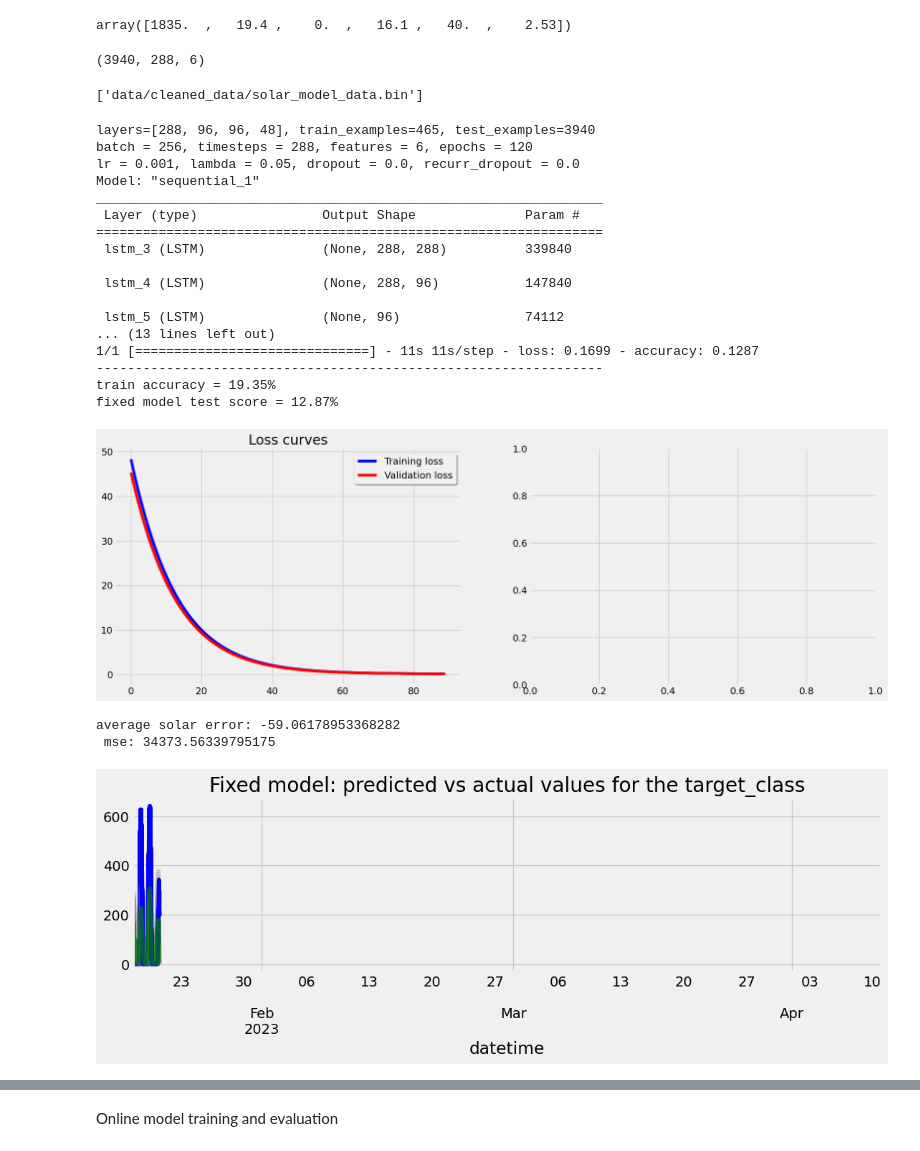
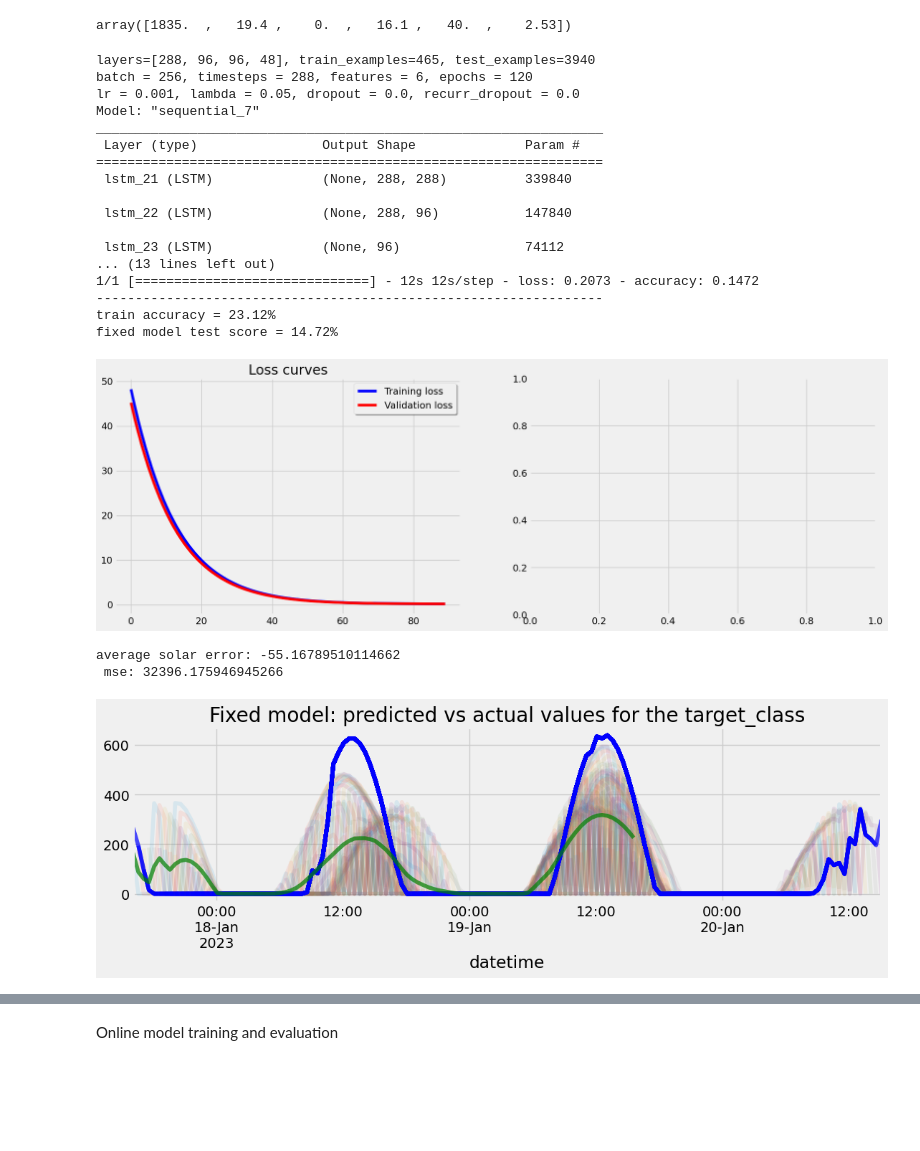
Before and after one commit to Muckthebuck/2023-Energy-kit, a Jupyter notebook: [Austin]solar_temp_predictions.ipynb, the cells around one changed output, grey strips where cells are left out. Cells and saved outputs as stored; diff of their text form; code cells hidden in the pictures; blank space fills up the shorter version.

```diff
--- a/[Austin]solar_temp_predictions.ipynb
+++ b/[Austin]solar_temp_predictions.ipynb
@@ -261,8 +280,13 @@ def create_batches(train_data, val_data, T, pred_T, feature_name):
 
     prepend_features = train_features.iloc[-(T-1):]
     test_features = pd.concat([prepend_features, test_features], axis=0)
+    print(train_features.shape, train_labels.shape, test_features.shape, test_labels.shape)
 
-    print(train_features.shape, train_labels.shape, test_features.shape, test_labels.shape)
+    online_train_prepend_features = train_features.iloc[-(T +pred_T-1):]
+    online_train_prepend_labels = train_labels.iloc[-(pred_T-1):]
+    online_train_features = pd.concat([online_train_prepend_features, test_features], axis=0)
+    online_train_labels=  pd.concat([online_train_prepend_labels, test_labels], axis=0)
+    print(online_train_features.shape, online_train_labels.shape)
 
 
     # Create sequences of T timesteps (=sliding window)
@@ -275,13 +299,20 @@ def create_batches(train_data, val_data, T, pred_T, feature_name):
     print(f'Train data dimensions: {X_train.shape}, {y_train.shape}')
 
     X_test, y_test = [], []
+    online_X_train, online_y = [], []
     for i in range(test_labels.shape[0]-pred_T):
         X_test.append(test_features.iloc[i:i+T])
         y_test.append(test_labels.iloc[i:i+pred_T])
+        online_X_train.append(online_train_features.iloc[i:i+T])
+        online_y.append(online_train_labels.iloc[i:i+pred_T])
     X_test, y_test = np.array(X_test), np.array(y_test)
+    online_X_train, online_y = np.array(online_X_train), np.array(online_y)
+
     print(f'Test data dimensions: {X_test.shape}, {y_test.shape}')
+    print(f'online training data dimensions: {online_X_train.shape}, {online_y.shape}')
     y_train = y_train.reshape(-1,future)
     y_test = y_test.reshape(-1,future)
+    online_y = online_y.reshape(-1,future)
 
     scaler_x = StandardScaler()
     scaler_y = constant_transformer(scaling_const)
@@ -291,12 +322,13 @@ def create_batches(train_data, val_data, T, pred_T, feature_name):
 
     # X_test= scaler_x.transform(X_test.reshape(-1, X_test.shape[-1])).reshape(X_test.shape)
     y_test= scaler_y.transform(y_test.reshape(-1, y_test.shape[-1])).reshape(y_test.shape).reshape(-1,future)
+    online_y= scaler_y.transform(online_y.reshape(-1, online_y.shape[-1])).reshape(online_y.shape).reshape(-1,future)
 
-    print(f'(after normalisation) y data dimensions: {y_test.shape}, {y_train.shape}')
+    print(f'(after normalisation) y data dimensions: {y_test.shape}, {y_train.shape}, {online_y.shape}')
 
-    return X_train, y_train, X_test, y_test, test_labels, scaler_x, scaler_y
+    return X_train, y_train, X_test, y_test, test_labels, scaler_x, scaler_y, online_X_train, online_y
 
-X_train, y_train, X_test, y_test, test_labels, scaler_x, scaler_y = create_batches(train_data, val_data, T, pred_T, 'SOLAR_RAD')
+X_train, y_train, X_test, y_test, test_labels, scaler_x, scaler_y, online_x_train,online_y = create_batches(train_data, val_data, T, pred_T, 'SOLAR_RAD')
 print(type(X_train), type(y_train))
 # %% [output]
 (800, 6) (800, 1) (4275, 6) (3988, 1)
@@ -330,15 +370,11 @@ from joblib import dump, load
 # %%
-df_load_val_batches = {'X_test_batch': X_test, 'Y_test_batches': y_test, 'test_data_split': val_data, 'original filtered data': df, 'training_size': training_size, 'scaler_x':scaler_x, 'scaler_y': scaler_y}
-type(df_load_val_batches)
-print(df_load_val_batches['X_test_batch'].shape)
+# df_load_val_batches = {'X_test_batch': X_test, 'Y_test_batches': y_test, 'test_data_split': val_data, 'original filtered data': df, 'training_size': training_size, 'scaler_x':scaler_x, 'scaler_y': scaler_y}
+# type(df_load_val_batches)
+# print(df_load_val_batches['X_test_batch'].shape)
-# %% [output]
-(3940, 288, 6)
 # %%
-df_load_val_batches = {'X_test_batch': X_test, 'Y_test_batches': y_test, 'test_data_split': val_data, 'original filtered data': df, 'training_size': training_size, 'scaler_x':scaler_x, 'scaler_y': scaler_y}
-type(df_load_val_batches)
-dump(df_load_val_batches, 'data/cleaned_data/solar_model_data.bin')
+# df_load_val_batches = {'X_test_batch': X_test, 'Y_test_batches': y_test, 'test_data_split': val_data, 'original filtered data': df, 'training_size': training_size, 'scaler_x':scaler_x, 'scaler_y': scaler_y}
+# type(df_load_val_batches)
+# dump(df_load_val_batches, 'data/cleaned_data/solar_model_data.bin')
-# %% [output]
-['data/cleaned_data/solar_model_data.bin']
 # %%
 # Let's make a list of CONSTANTS for modelling:
 LAYERS = [T, future*2, future*2, future]             # number of units in hidden and output layers
@@ -419,7 +455,7 @@ fixed_predict = model.predict_on_batch(X_test[:96])
 j = 0
 fig, ax = plt.subplots(figsize=(12, 3))
 ax.set_title('Fixed model: predicted vs actual values for the target_class')
-dff_avg = pd.DataFrame({'predicted':  np.full(test_labels.shape[0], np.nan)},index=test_labels.index)
+dff_avg = pd.DataFrame({'predicted':  np.full(test_labels.iloc[:96].shape[0], np.nan)},index=test_labels.iloc[:96].index)
 avg_temperr=0
 avg_mse=0
 for i in range(fixed_predict.shape[0]):
@@ -433,43 +469,43 @@ for i in range(fixed_predict.shape[0]):
     index = test_labels.iloc[i:i+actual.shape[0]].index
 
     # print(fixed_predict)
     dff1 = pd.DataFrame({f'predicted': averaged.squeeze()}, index=index)
 
     # Assuming dff1 and dff2 are two dataframes with different index lengths
     # Join the two dataframes on their index
     dff_avg = dff_avg.join(dff1, how='left', rsuffix=f'_{i}')
     dff2 = pd.DataFrame({'actual': actual.squeeze()}, index=index)
     dff1.plot(ax=ax, alpha=0.1, legend=False)
     dff2.plot(ax=ax, alpha=0.7, color='blue', legend=False)
     avg_temperr +=np.mean(dff1['predicted']-dff2['actual'])
     avg_mse +=mean_squared_error(dff1['predicted'], dff2['actual'])
 dff_avg= dff_avg.mean(axis=1)
 dff_avg.plot(ax=ax, alpha=0.7, color='green', legend=False)
 print(f"average solar error: {avg_temperr/fixed_predict.shape[0]}")
 print(f" mse: {avg_mse/fixed_predict.shape[0]}")
 plt.show()
 # %% [output]
 layers=[288, 96, 96, 48], train_examples=465, test_examples=3940
 batch = 256, timesteps = 288, features = 6, epochs = 120
 lr = 0.001, lambda = 0.05, dropout = 0.0, recurr_dropout = 0.0
-Model: "sequential_1"
+Model: "sequential_7"
 _________________________________________________________________
  Layer (type)                Output Shape              Param #
 =================================================================
- lstm_3 (LSTM)               (None, 288, 288)          339840
+ lstm_21 (LSTM)              (None, 288, 288)          339840
 
- lstm_4 (LSTM)               (None, 288, 96)           147840
+ lstm_22 (LSTM)              (None, 288, 96)           147840
 
- lstm_5 (LSTM)               (None, 96)                74112
+ lstm_23 (LSTM)              (None, 96)                74112
 ... (13 lines left out)
-1/1 [==============================] - 11s 11s/step - loss: 0.1699 - accuracy: 0.1287
+1/1 [==============================] - 12s 12s/step - loss: 0.2073 - accuracy: 0.1472
 -----------------------------------------------------------------
-train accuracy = 19.35%
-fixed model test score = 12.87%
+train accuracy = 23.12%
+fixed model test score = 14.72%
 [figure]
-average solar error: -59.06178953368282
- mse: 34373.56339795175
+average solar error: -55.16789510114662
+ mse: 32396.175946945266
-[figure, old version]
+[figure, new version]
 # %%
 j = 0
 fig, ax = plt.subplots(figsize=(12, 3))
```
Also changed, not shown: parts of 25 cells of this notebook, 42 other files.
